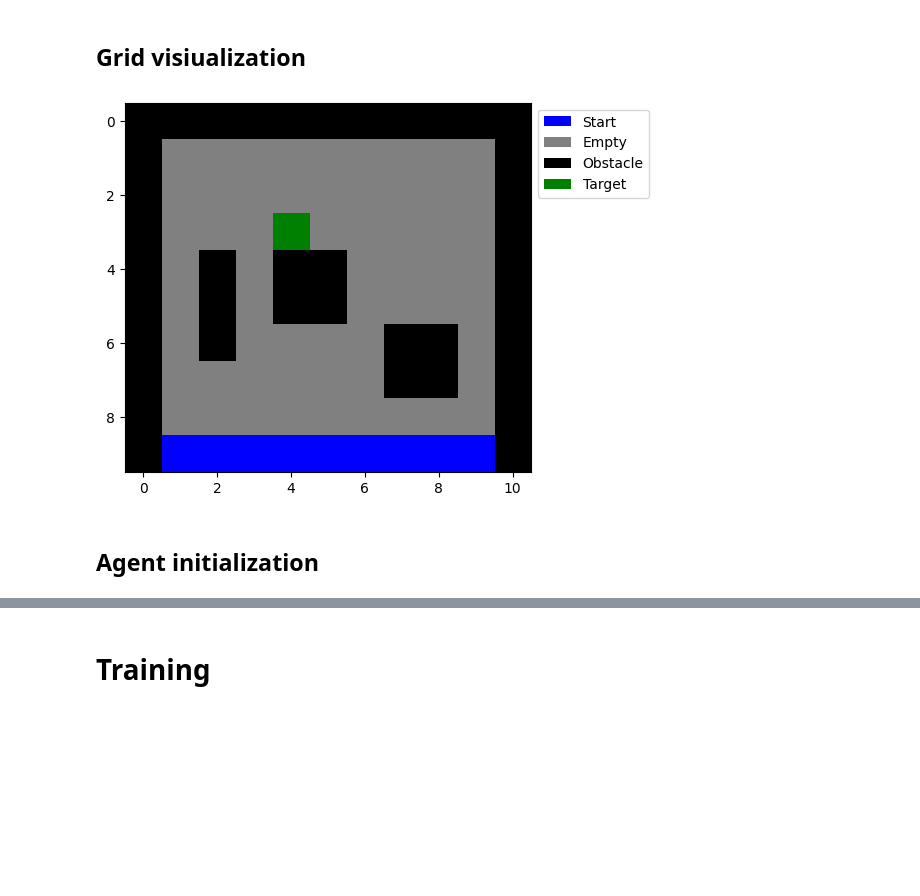
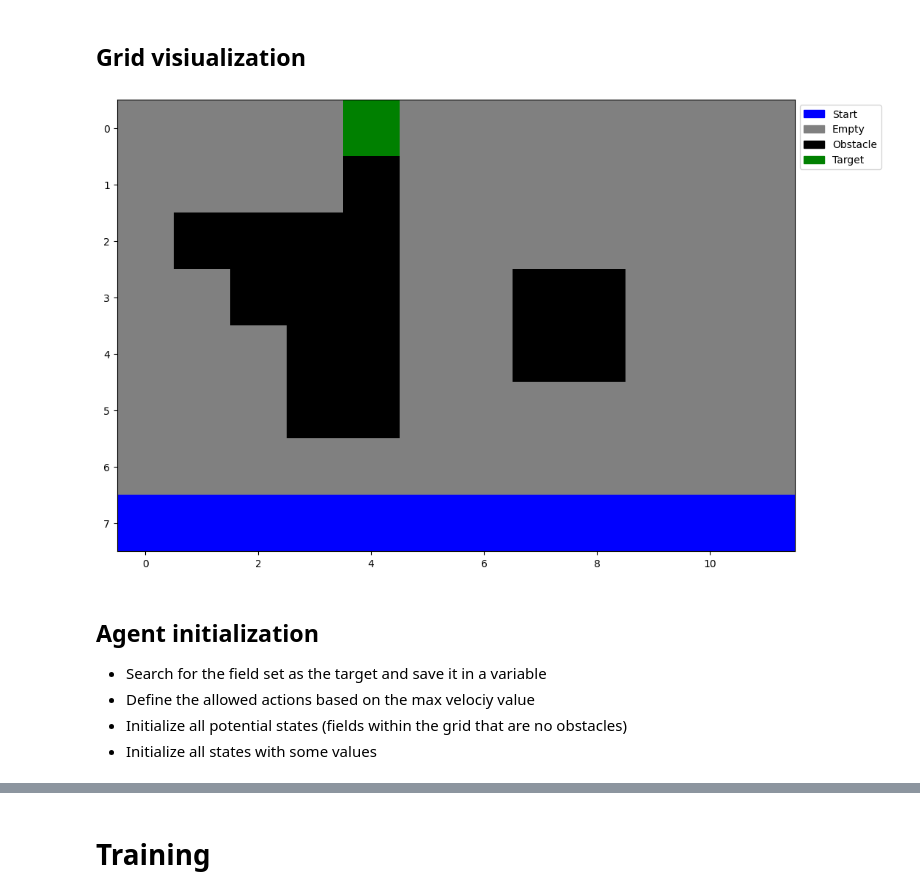
Before and after one commit to tobsel7/course-machine-learning-tuvienna, a Jupyter notebook: src/exercise3/reinforcement_learning_robot.ipynb, the cells around one changed output, grey strips where cells are left out. Cells and saved outputs as stored; diff of their text form; code cells hidden in the pictures; blank space fills up the shorter version.

Commit message:
fix bugs and add robot example path

```diff
--- a/src/exercise3/reinforcement_learning_robot.ipynb
+++ b/src/exercise3/reinforcement_learning_robot.ipynb
@@ -20,25 +20,44 @@ max_velocity = 2
 # %% [markdown]
 ## Learning parameters
 # %%
-game_grid = medium_grid
+game_grid = hard_grid
 n_episodes = 1000
 gamma = 0.9
 # %% [markdown]
 ## Grid visiualization
-# %%
-cmap = ListedColormap(["blue", "grey", "black", "green"])
-field_lables = ["Start", "Empty", "Obstacle", "Target"]
-
-plt.imshow(game_grid, cmap=cmap)
-
-legend_handles = [plt.Rectangle((0, 0), 1, 1, fc=cmap.colors[i]) for i in range(len(field_lables))]
-plt.legend(legend_handles, field_lables, loc="upper left", bbox_to_anchor=(1, 1))
-
-plt.show()
-# %% [output]
-[figure, removed]
+# %%
+def plot_grid(grid_state, robot_state=None, policy=None, cmap=ListedColormap(["blue", "grey", "black", "green"]), field_labels=["Start", "Empty", "Obstacle", "Target"]):
+
+    plt.figure(figsize=(12, 8))
+    plt.imshow(grid_state, cmap=cmap)
+
+    legend_handles = [plt.Rectangle((0, 0), 1, 1, color=cmap.colors[i]) for i in range(len(field_labels))]
+    plt.legend(legend_handles, field_labels, loc="upper left", bbox_to_anchor=(1, 1))
+
+    if robot_state is not None:
+        i, j = robot_state
+        plt.text(j, i, "Robot", color="red", fontsize=14, ha="center", va="center")
+
+    if policy is not None:
+        for i in range(grid_state.shape[0]):
+            for j in range(grid_state.shape[1]):
+                if grid_state[i, j] != obstacle_field and grid_state[i, j] != target_field:
+                    dx, dy = policy.get((i, j), (0, 0))
+                    plt.arrow(j, i, dy * 0.3, dx * 0.3, head_width=0.2, head_length=0.2, fc="white", ec="white")
+
+    plt.grid(False)
+    plt.show()
+# %%
+plot_grid(game_grid)
+# %% [output]
+[figure, added]
 # %% [markdown]
 ## Agent initialization
+
+- Search for the field set as the target and save it in a variable
+- Define the allowed actions based on the max velociy value
+- Initialize all potential states (fields within the grid that are no obstacles)
+- Initialize all states with some values
 # %%
 target = tuple(np.argwhere(game_grid == target_field)[0])
 
```
Also changed, not shown: parts of 17 cells of this notebook, 3 other files.
